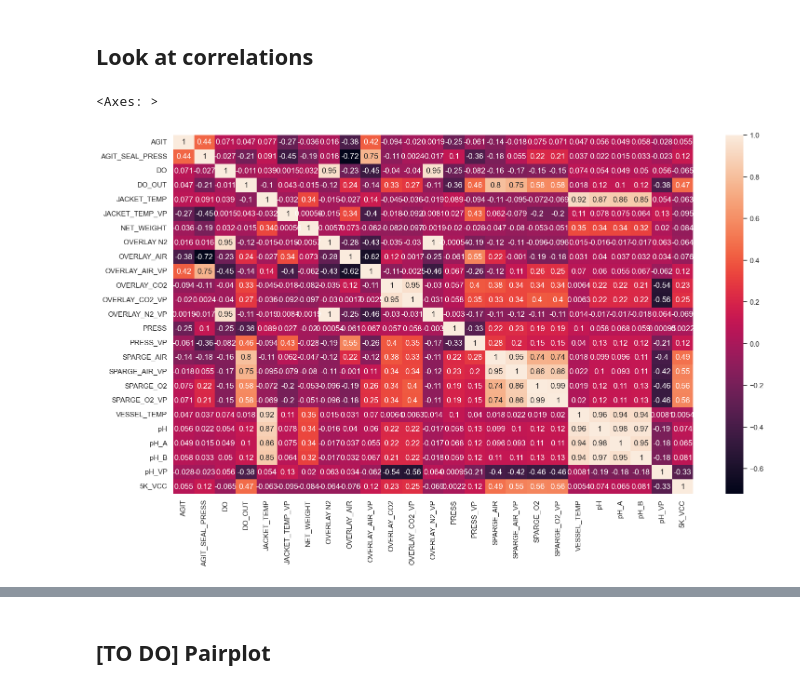
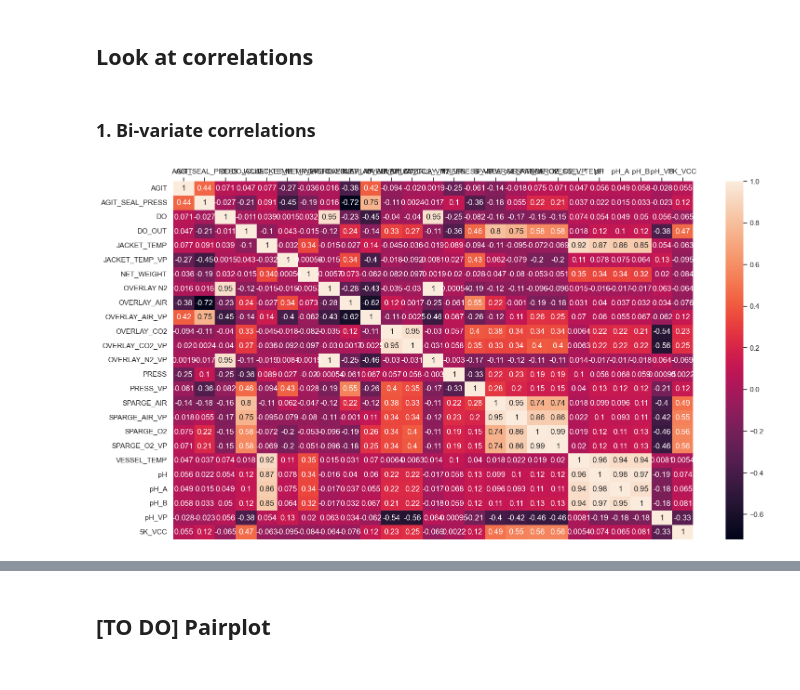
Before and after one commit to shaanchandra/multivariate_timeseries_cheatsheet, a Jupyter notebook: mv_ts_EDA.ipynb, the cells around one changed output, grey strips where cells are left out. Cells and saved outputs as stored; diff of their text form; code cells hidden in the pictures.

```diff
--- a/mv_ts_EDA.ipynb
+++ b/mv_ts_EDA.ipynb
@@ -113,9 +119,11 @@ interactive(children=(Dropdown(description='Select Column:', index=17, options=(
 <function ipywidgets.widgets.interaction._InteractFactory.__call__.<locals>.<lambda>(*args, **kwargs)>
 # %% [markdown]
 ## Look at correlations
+# %% [markdown]
+### 1. Bi-variate correlations
 # %%
 plt.figure(figsize=(18, 10))
-sns.heatmap(mv_ts[ts_cols].corr(), annot=True)
+ax = sns.heatmap(mv_ts[ts_cols].corr(), annot=True)
+ax.xaxis.tick_top()
 # %% [output]
-<Axes: >
-[figure, old version]
+[figure, new version]
```
Also changed, not shown: parts of 7 cells of this notebook, 1 other file.
